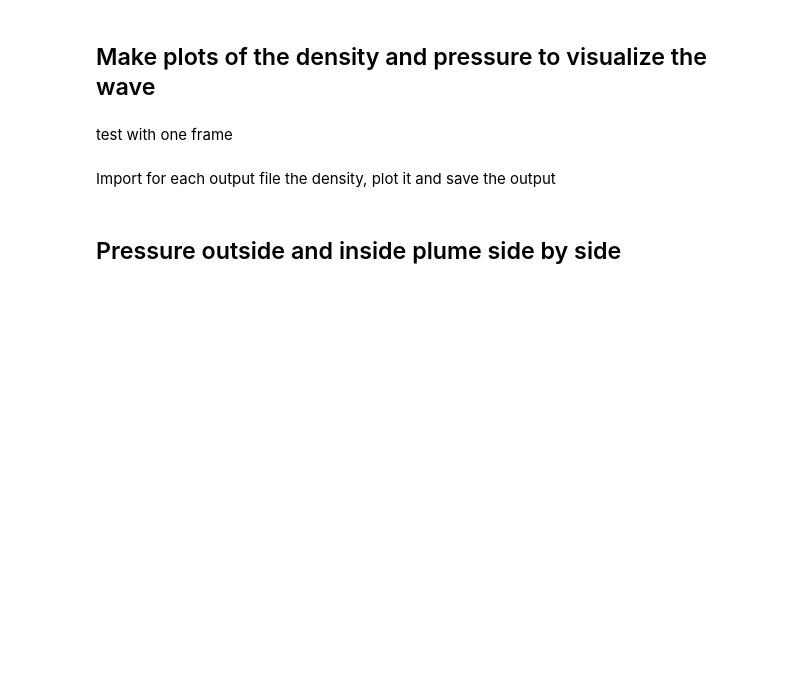
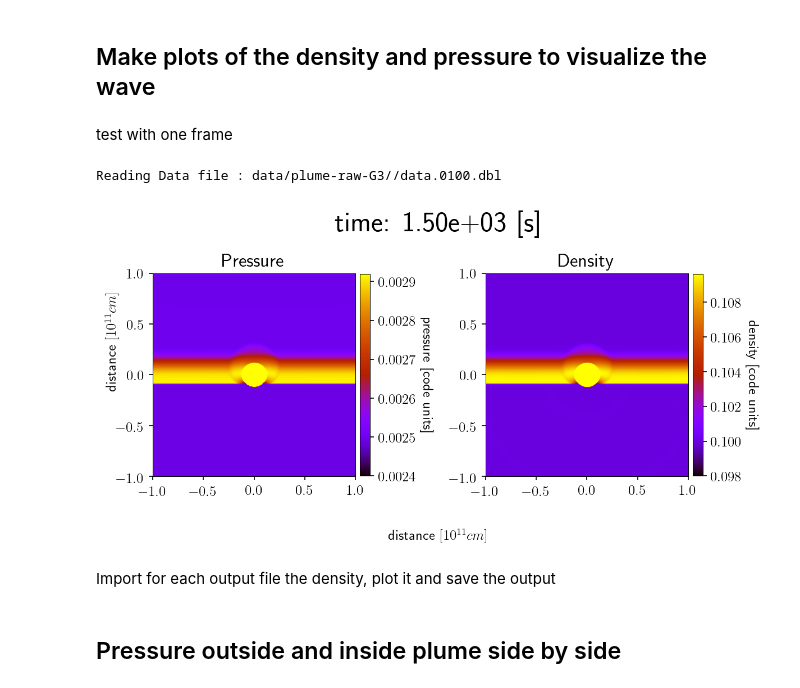
Before and after one commit to Cubedsheep/bachproef-wis-T2, a Jupyter notebook: coronal plume/plume frames.ipynb, the cells around one changed output. Drawn from its saved outputs; the diff is of its cells as text; code cells hidden in the pictures; blank space fills up the shorter version.

```diff
--- a/coronal plume/plume frames.ipynb
+++ b/coronal plume/plume frames.ipynb
@@ -187,41 +111,44 @@ extent_temp = X_EXTENT + Y_EXTENT
 extent = [value*UNIT_LENGTH*1e-11 for value in extent_temp]
 
 def rho_prs(D, i, save=False, name=""):
-    fig, ax = plt.subplots(1,2,figsize=(12.8, 7.2))
+    fig, ax = plt.subplots(1,2,figsize=(8,4))#figsize=(12.8, 7.2))
 
     axis = ax[0]
     im=axis.imshow(D.prs, vmin=0.0024, vmax=0.00292, extent=extent, cmap="gnuplot")
     cbar = fig.colorbar(im, ax=axis, fraction=0.0465, pad=0.02)
     cbar.ax.set_ylabel('pressure [code units]', rotation=270, fontsize=12, labelpad=15)
     axis.set_title("Pressure", fontsize=16)
 
     vmin=0.098
     vmax = 0.10965
     axis = ax[1]
     im=axis.imshow(D.rho, vmin=vmin, vmax=vmax, extent=extent, cmap="gnuplot")
     cbar = fig.colorbar(im, ax=axis, fraction=0.0465, pad=0.02)
     cbar.ax.set_ylabel('density [code units]', rotation=270, fontsize=12, labelpad=15)
     axis.set_title("Density", fontsize=16)
 
 
     fig.suptitle("time: %.2e [s]"%(T[i]), y=0.99, fontsize=24)
     #ax.set_xlabel("x-axis [cm]")
     #ax.set_ylabel("y-axis [cm]")
 
     fig.text(0.5, 0.025, r"distance $[10^{11}cm]$", va='center', ha="center")
     fig.text(0.005, 0.6, r"distance $[10^{11}cm]$", va='center', rotation=90)
 
     plt.tight_layout()
 
     if save:
         fig.savefig(name)
 
     return fig
 
-#i = 100
-#D = pp.pload(i, w_dir=DATA_DIR+"/")
-#rho_prs(D, i, save=True, name="test")
-#plt.show()
+i = 100
+D = pp.pload(i, w_dir=DATA_DIR+"/")
+rho_prs(D, i, save=True, name="test")
+plt.show()
+# %% [output]
+Reading Data file : data/plume-raw-G3//data.0100.dbl
+[figure, added]
 # %% [markdown]
 Import for each output file the density, plot it and save the output
 # %% [markdown]
```
Also changed, not shown: parts of 7 cells of this notebook, 12 other files.
